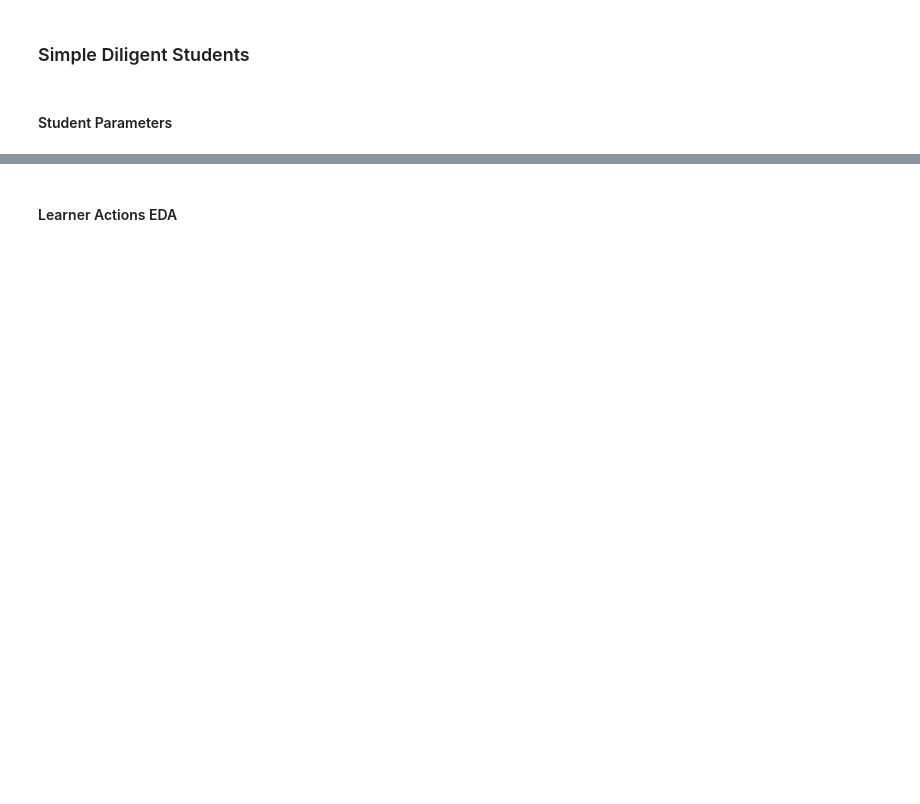
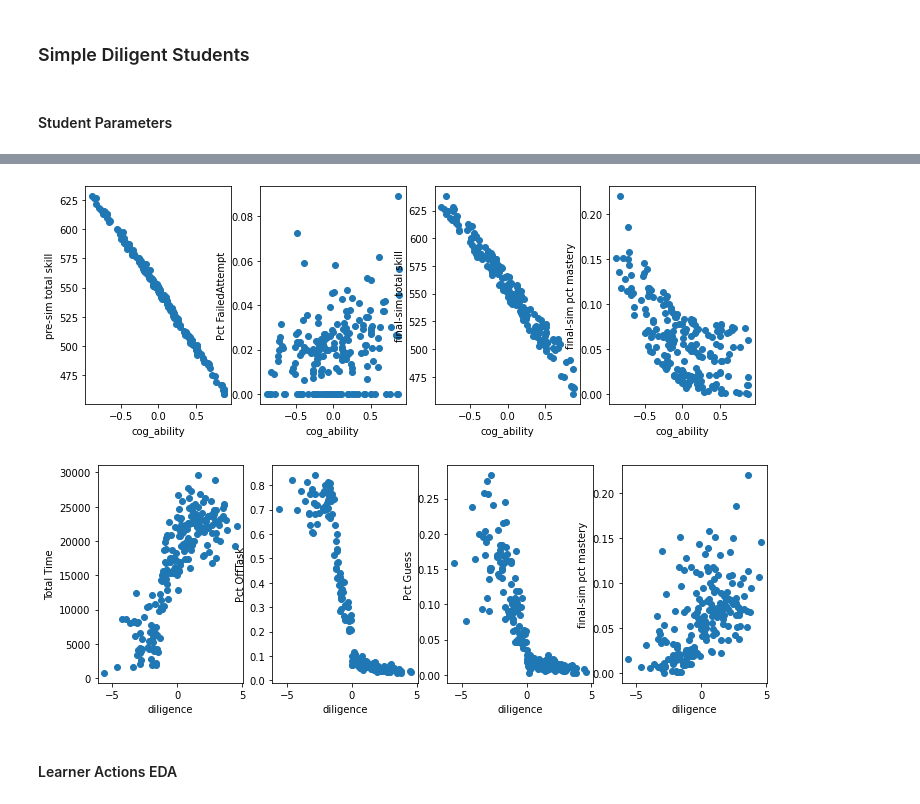
Before and after one commit to stevencdang/MotivSim, a Jupyter notebook: notebooks/Compare_Dil_est-2.ipynb, the cells around one changed output, grey strips where cells are left out. Saved outputs shown, nothing was run; the diff lists cells and outputs as text; code cells hidden in the pictures; blank space fills up the shorter version.

```diff
--- a/notebooks/Compare_Dil_est-2.ipynb
+++ b/notebooks/Compare_Dil_est-2.ipynb
@@ -314,9 +437,0 @@ for i, batch in enumerate(batches):
-# %%
-# Batch analytic calculation
-def batch_calc(db, calc, filt, batch_size, ):
-    #filt is a list of ids
-    batches = (filt[i:i+batch_size] for i in range(0, len(filt), batch_size))
-    results = []
-    for batch in batches:
-        results.append(calc(batch))
-    return pd.concat(results, axis=0)
@@ -408,2 +580,68 @@ decisions.head()
+# %%
+plt.figure(figsize=(12,4))
+plt.subplot(141)
+xcol = 'cog_ability'
+ycol = 'pre-sim total skill'
+plt.scatter(stu_stat[xcol], stu_stat[ycol])
+plt.xlabel(xcol)
+plt.ylabel(ycol)
+
+plt.subplot(142)
+xcol = 'cog_ability'
+ycol = 'Pct FailedAttempt'
+plt.scatter(stu_stat[xcol], stu_stat[ycol])
+plt.xlabel(xcol)
+plt.ylabel(ycol)
+
+plt.subplot(143)
+xcol = 'cog_ability'
+ycol = 'final-sim total skill'
+plt.scatter(stu_stat[xcol], stu_stat[ycol])
+plt.xlabel(xcol)
+plt.ylabel(ycol)
+
+plt.subplot(144)
+xcol = 'cog_ability'
+ycol = 'final-sim pct mastery'
+plt.scatter(stu_stat[xcol], stu_stat[ycol])
+plt.xlabel(xcol)
+plt.ylabel(ycol)
+
+plt.show()
+
+
+plt.figure(figsize=(12,4))
+plt.subplot(141)
+xcol = "diligence"
+ycol = "Total Time"
+plt.scatter(stu_stat[xcol], stu_stat[ycol])
+plt.xlabel(xcol)
+plt.ylabel(ycol)
+
+plt.subplot(142)
+xcol = "diligence"
+ycol = "Pct OffTask"
+plt.scatter(stu_stat[xcol], stu_stat[ycol])
+plt.xlabel(xcol)
+plt.ylabel(ycol)
+
+plt.subplot(143)
+xcol = "diligence"
+ycol = "Pct Guess"
+plt.scatter(stu_stat[xcol], stu_stat[ycol])
+plt.xlabel(xcol)
+plt.ylabel(ycol)
+
+plt.subplot(144)
+xcol = "diligence"
+ycol = "final-sim pct mastery"
+plt.scatter(stu_stat[xcol], stu_stat[ycol])
+plt.xlabel(xcol)
+plt.ylabel(ycol)
+
+plt.show()
+# %% [output]
+[figure, added]
+[figure, added]
 # %% [markdown]
 #### Learner Actions EDA
```
Also changed, not shown: parts of 178 cells of this notebook, 12 other files.
